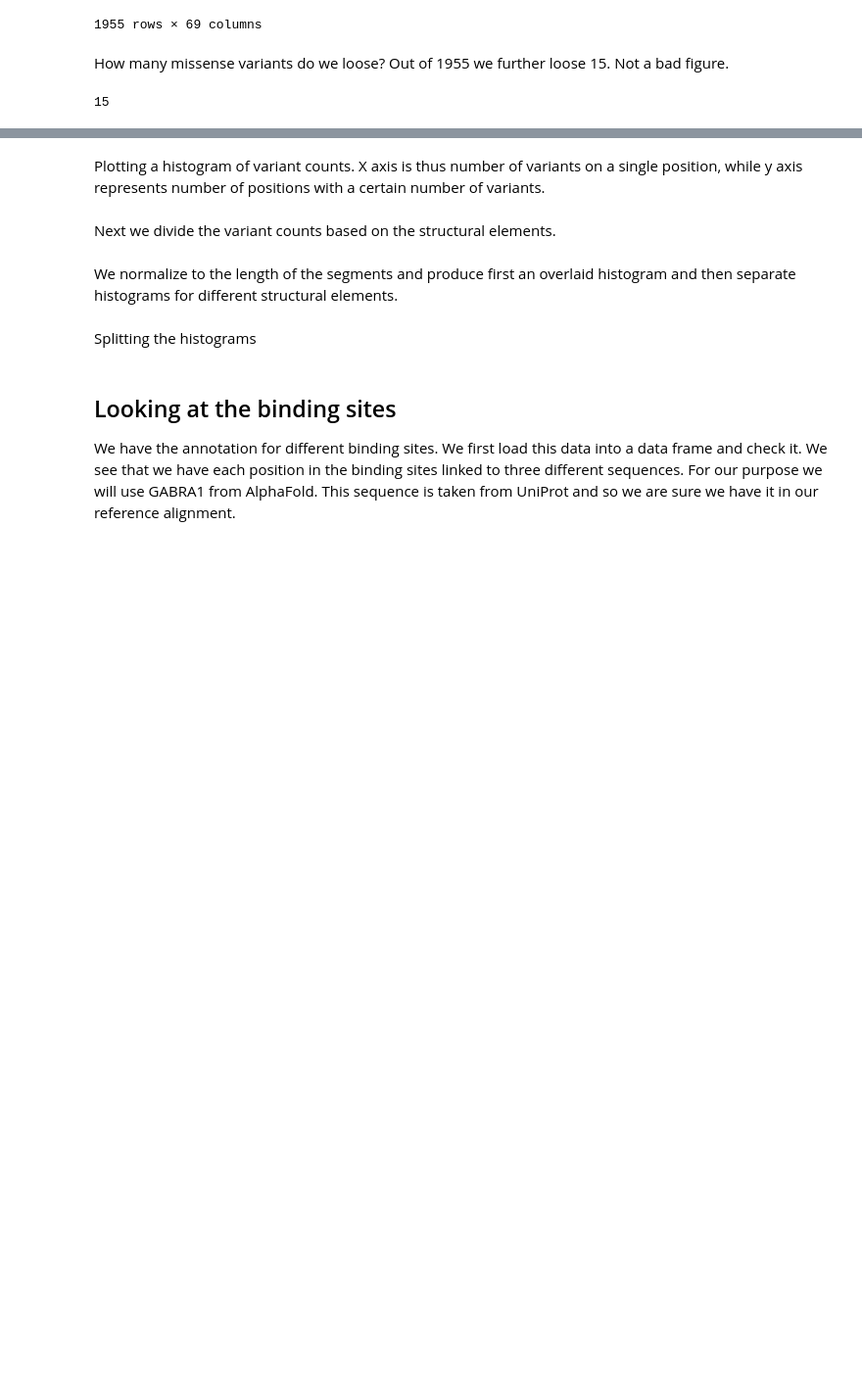
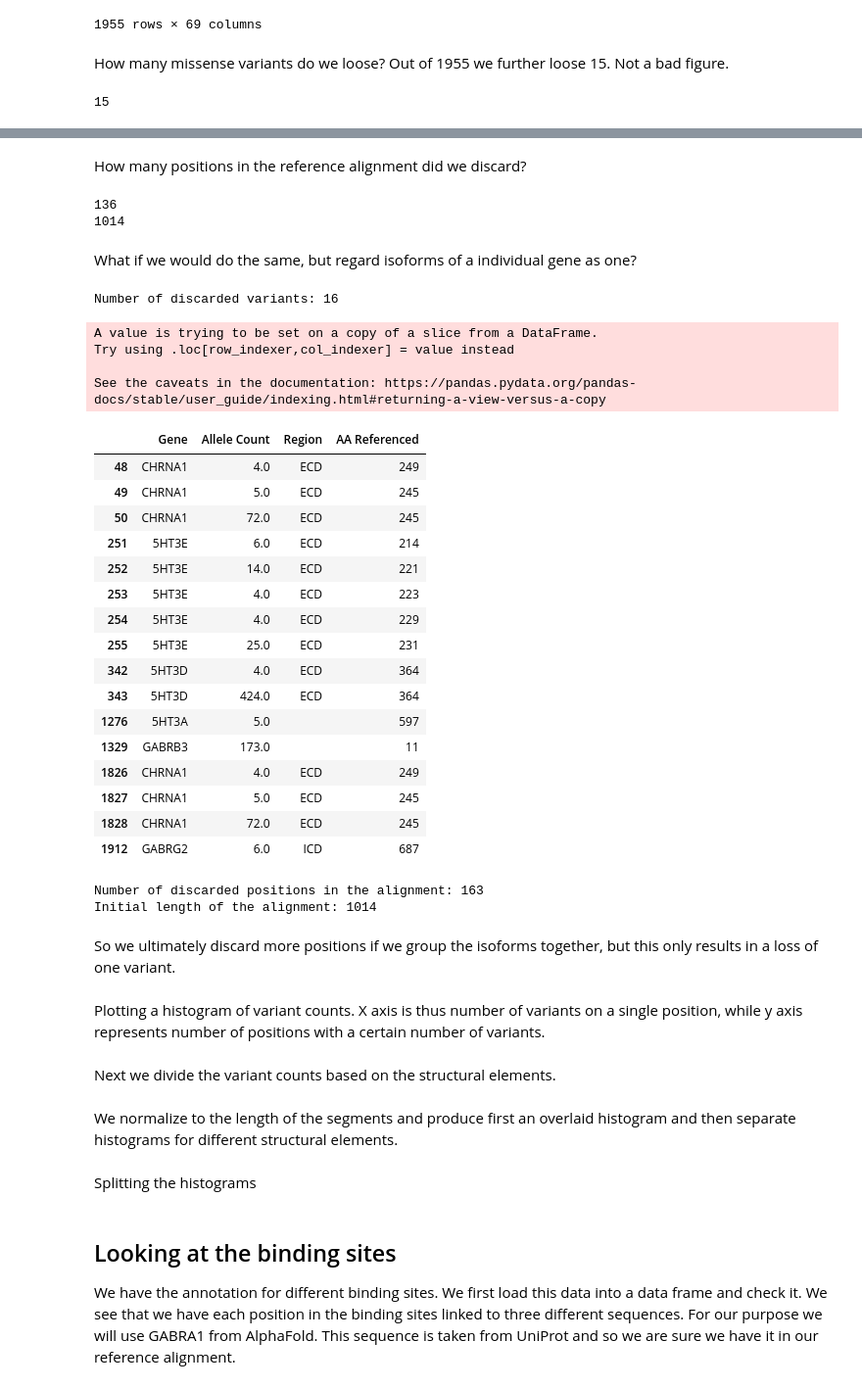
Before and after one commit to JureFabjan/gnomAD, a Jupyter notebook: Processing.ipynb, the cells around one changed output, grey strips where cells are left out. Shown at 98% size. Cells and saved outputs as stored; diff of their text form; code cells hidden in the pictures; blank space fills up the shorter version.

```diff
--- a/Processing.ipynb
+++ b/Processing.ipynb
@@ -847,3 +873,50 @@ sum(found_missense["AA Referenced_filtered"] == -1)
+# %% [markdown]
+How many positions in the reference alignment did we discard?
+# %%
+print(sum([y == -1 for y in ali_class.precomputed_filter]))
+print(len(ali_class.precomputed_filter))
+# %% [output]
+136
+1014
+# %% [markdown]
+What if we would do the same, but regard isoforms of a individual gene as one?
+# %%
+ali_class.filter_sequence(group_isoforms=True)
+
+found_missense["AA Referenced_filtered_grouped"] = found_missense.apply(lambda y: ali_class.convert_to_filtered(y["AA Referenced"]), axis=1)
+print(f"Number of discarded variants: {sum(found_missense['AA Referenced_filtered_grouped'] == -1)}")
+found_missense[["Gene", "Allele Count", "Region", "AA Referenced"]][found_missense["AA Referenced_filtered_grouped"] == -1]
+# %% [output]
+Number of discarded variants: 16
+A value is trying to be set on a copy of a slice from a DataFrame.
+Try using .loc[row_indexer,col_indexer] = value instead
+
+See the caveats in the documentation: https://pandas.pydata.org/pandas-docs/stable/user_guide/indexing.html#returning-a-view-versus-a-copy
+|  | Gene | Allele Count | Region | AA Referenced |
+| 48 | CHRNA1 | 4.0 | ECD | 249 |
+| 49 | CHRNA1 | 5.0 | ECD | 245 |
+| 50 | CHRNA1 | 72.0 | ECD | 245 |
+| 251 | 5HT3E | 6.0 | ECD | 214 |
+| 252 | 5HT3E | 14.0 | ECD | 221 |
+| 253 | 5HT3E | 4.0 | ECD | 223 |
+| 254 | 5HT3E | 4.0 | ECD | 229 |
+| 255 | 5HT3E | 25.0 | ECD | 231 |
+| 342 | 5HT3D | 4.0 | ECD | 364 |
+| 343 | 5HT3D | 424.0 | ECD | 364 |
+| 1276 | 5HT3A | 5.0 |  | 597 |
+| 1329 | GABRB3 | 173.0 |  | 11 |
+| 1826 | CHRNA1 | 4.0 | ECD | 249 |
+| 1827 | CHRNA1 | 5.0 | ECD | 245 |
+| 1828 | CHRNA1 | 72.0 | ECD | 245 |
+| 1912 | GABRG2 | 6.0 | ICD | 687 |
+# %%
+print(f"Number of discarded positions in the alignment: {sum([y == -1 for y in ali_class.precomputed_filter])}")
+print(f"Initial length of the alignment: {len(ali_class.precomputed_filter)}")
+# %% [output]
+Number of discarded positions in the alignment: 163
+Initial length of the alignment: 1014
+# %% [markdown]
+So we ultimately discard more positions if we group the isoforms together, but this only results in a loss of one variant.
 # %% [markdown]
 Plotting a histogram of variant counts. X axis is thus number of variants on a single position, while y axis represents number of positions with a certain number of variants.
 # %%
```
Also changed, not shown: parts of 7 cells of this notebook.
